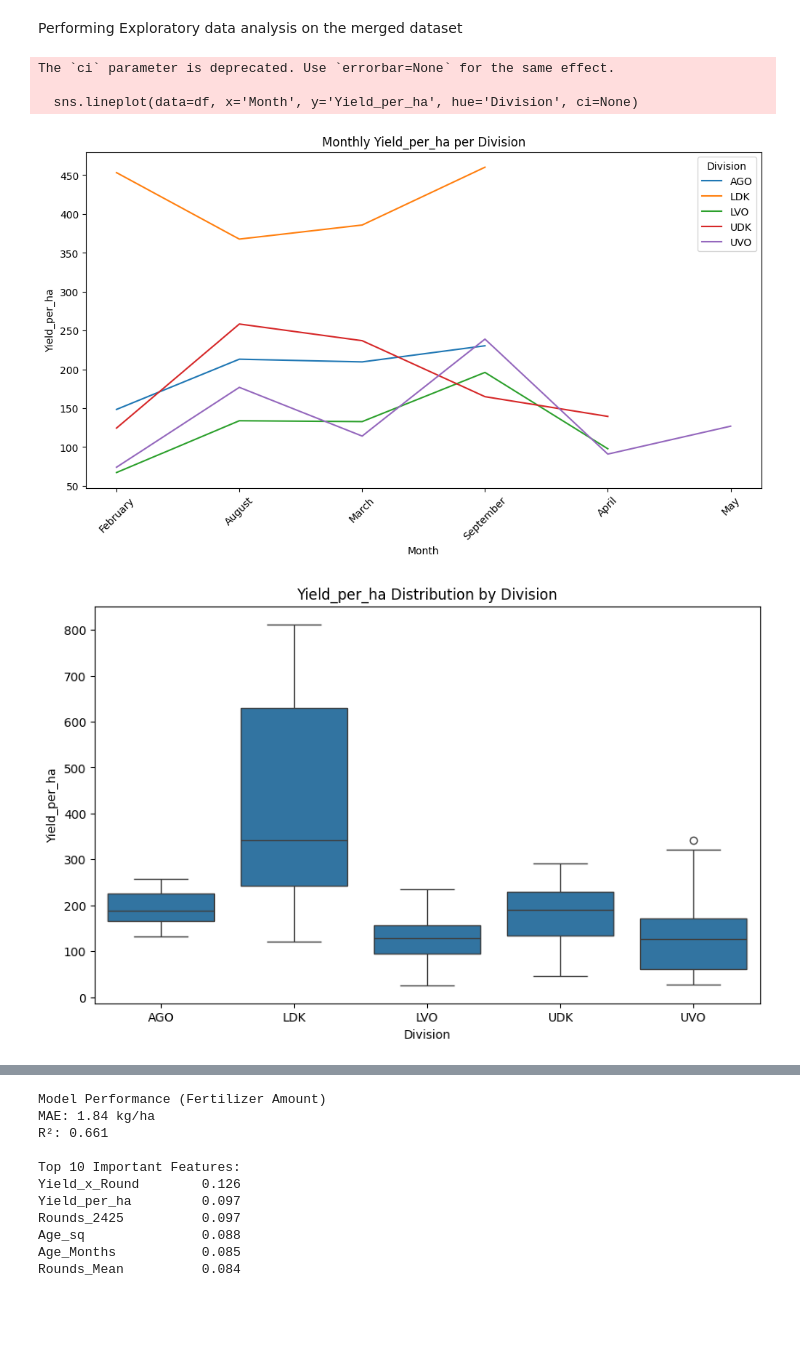
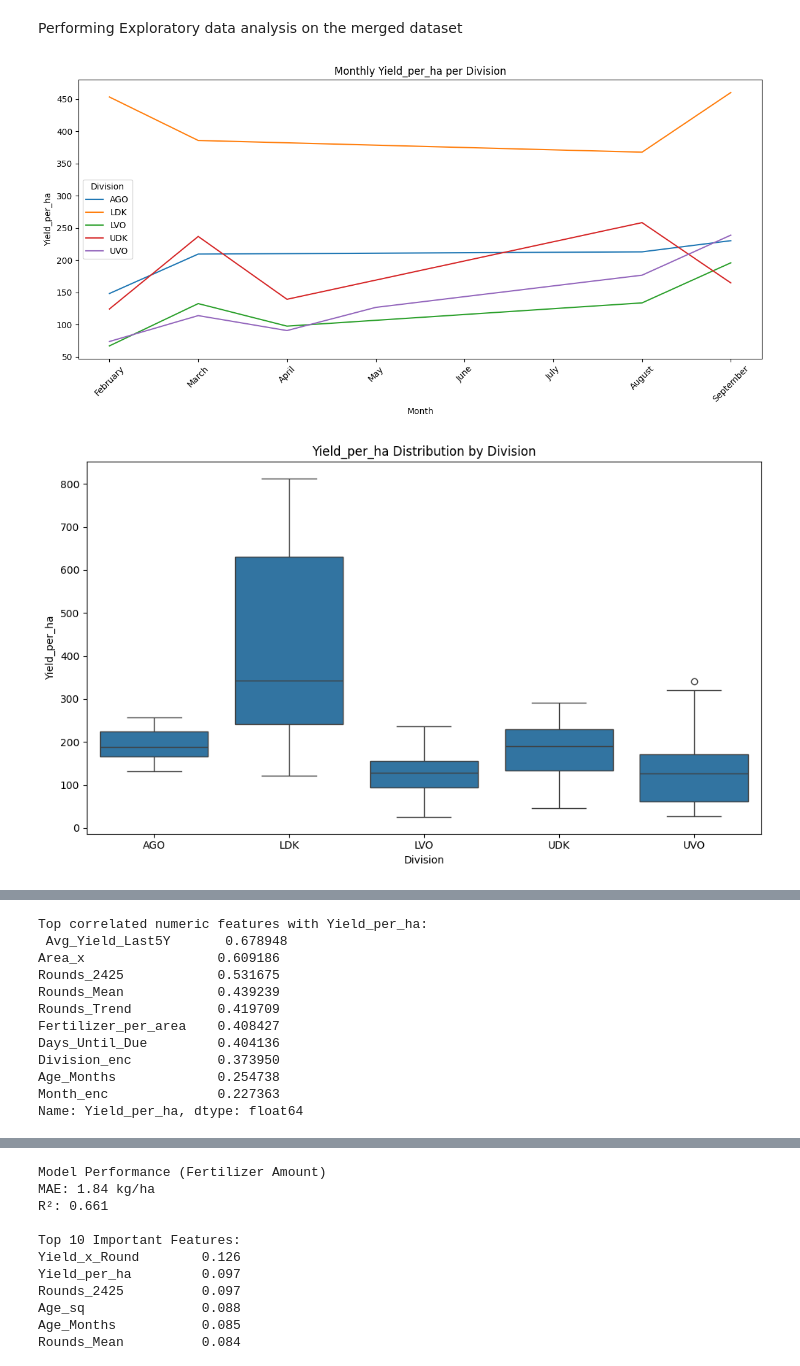
Before and after one commit to Akshatha7710/smart-tea-estate-management-system, a Jupyter notebook: FerilizerSchedule.ipynb, the cells around one changed output, grey strips where cells are left out. Saved outputs shown, nothing was run; the diff lists cells and outputs as text; code cells hidden in the pictures; blank space fills up the shorter version.

Commit message:
clean EDA with fixed visualizations and feature engineering

```diff
--- a/FerilizerSchedule.ipynb
+++ b/FerilizerSchedule.ipynb
@@ -211,35 +211,55 @@ Columns: ['Division', 'Field', 'Area_x', 'Type', 'Date', 'Amount', 'Block', 'Mon
 # %% [markdown]
 Performing Exploratory data analysis on the merged dataset
 # %%
+merged_df = merged_df.drop(columns=['Area_y','Extent','Rounds_3Y_Mean','Yield_x_Round','AmountPerHa','Rounds_Pct_Change'], errors='ignore')
 df = merged_df.copy()
+month_order = ['January','February','March','April','May','June','July','August','September','October','November','December']
+df['Month'] = pd.Categorical(df['Month'], categories=month_order, ordered=True)
 
-#Lineplot - average yield per hectare across months per division
+# Lineplot
 plt.figure(figsize=(12,6))
-sns.lineplot(data=df, x='Month', y='Yield_per_ha', hue='Division', ci=None)
+sns.lineplot(data=df, x='Month', y='Yield_per_ha', hue='Division', errorbar=None)
 plt.title("Monthly Yield_per_ha per Division")
 plt.xticks(rotation=45)
+plt.tight_layout()
 plt.show()
 
-#Boxplot - yield distribution across divisions
+# Boxplot
 plt.figure(figsize=(10,6))
 sns.boxplot(data=df, x='Division', y='Yield_per_ha')
 plt.title("Yield_per_ha Distribution by Division")
+plt.tight_layout()
 plt.show()
 
-#Scatterplot - relationship between fertilizer applied and yield
+# Scatterplot to see outliers
+p99_fert  = df['Fertilizer_per_area'].quantile(0.99)
+p99_yield = df['Yield_per_ha'].quantile(0.99)
+df_main    = df[(df['Fertilizer_per_area'] <= p99_fert) & (df['Yield_per_ha'] <= p99_yield)]
+df_outlier = df[(df['Fertilizer_per_area'] > p99_fert)  | (df['Yield_per_ha'] > p99_yield)]
+
 plt.figure(figsize=(10,6))
-sns.scatterplot(data=df, x='Fertilizer_per_area', y='Yield_per_ha', hue='Division')
-plt.title("Fertilizer Applied vs Yield_per_ha")
+sns.scatterplot(data=df_main,x='Fertilizer_per_area', y='Yield_per_ha', hue='Division', alpha=0.8)
+sns.scatterplot(data=df_outlier, x='Fertilizer_per_area', y='Yield_per_ha', marker='X', s=120, color='black', label='Outlier', legend=False)
+plt.title(f"Fertilizer Applied vs Yield_per_ha  (outliers>p99 marked ✕, n={len(df_outlier)})")
+plt.tight_layout()
 plt.show()
 
-#Top features correlated with yield
+# Correlation heatmap with top features
 numeric_cols = df.select_dtypes(include=np.number).columns
-corr_matrix  = df[numeric_cols].corr()
-top_corr     = corr_matrix['Yield_per_ha'].abs().sort_values(ascending=False)[1:10]
+corr_matrix = df[numeric_cols].corr()
+top_corr = corr_matrix['Yield_per_ha'].abs().sort_values(ascending=False)[1:11]
 print("\nTop correlated numeric features with Yield_per_ha:\n", top_corr)
+
+top_features = top_corr.index.tolist() + ['Yield_per_ha']
+plt.figure(figsize=(12,9))
+sns.heatmap(
+    df[top_features].corr(),
+    annot=True, fmt=".2f", cmap="coolwarm", center=0,
+    square=True, linewidths=0.5
+)
+plt.title("Correlation Heatmap — Top Features vs Yield_per_ha")
+plt.tight_layout()
+plt.show()
 # %% [output]
-The `ci` parameter is deprecated. Use `errorbar=None` for the same effect.
-
-  sns.lineplot(data=df, x='Month', y='Yield_per_ha', hue='Division', ci=None)
-[figure, old version]
+[figure, new version]
-[figure, old version]
+[figure, new version]
@@ -257,0 +267,12 @@ Name: Yield_per_ha, dtype: float64
+Top correlated numeric features with Yield_per_ha:
+ Avg_Yield_Last5Y       0.678948
+Area_x                 0.609186
+Rounds_2425            0.531675
+Rounds_Mean            0.439239
+Rounds_Trend           0.419709
+Fertilizer_per_area    0.408427
+Days_Until_Due         0.404136
+Division_enc           0.373950
+Age_Months             0.254738
+Month_enc              0.227363
+Name: Yield_per_ha, dtype: float64
```
Also changed, not shown: parts of 4 cells of this notebook.
